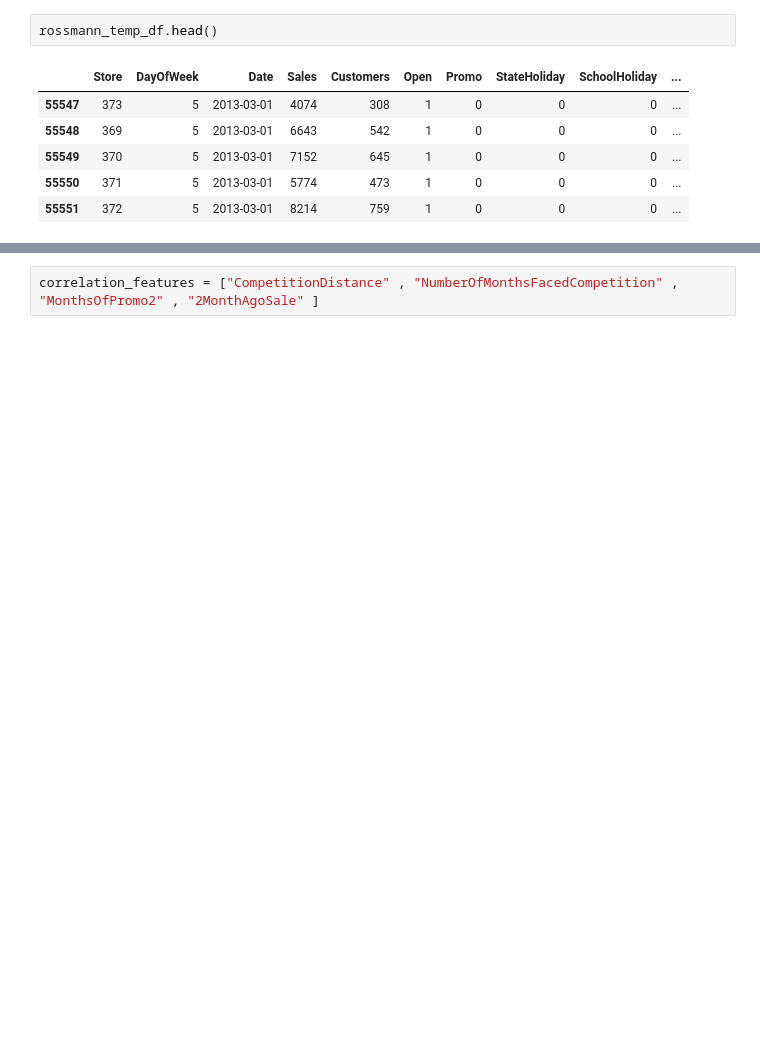
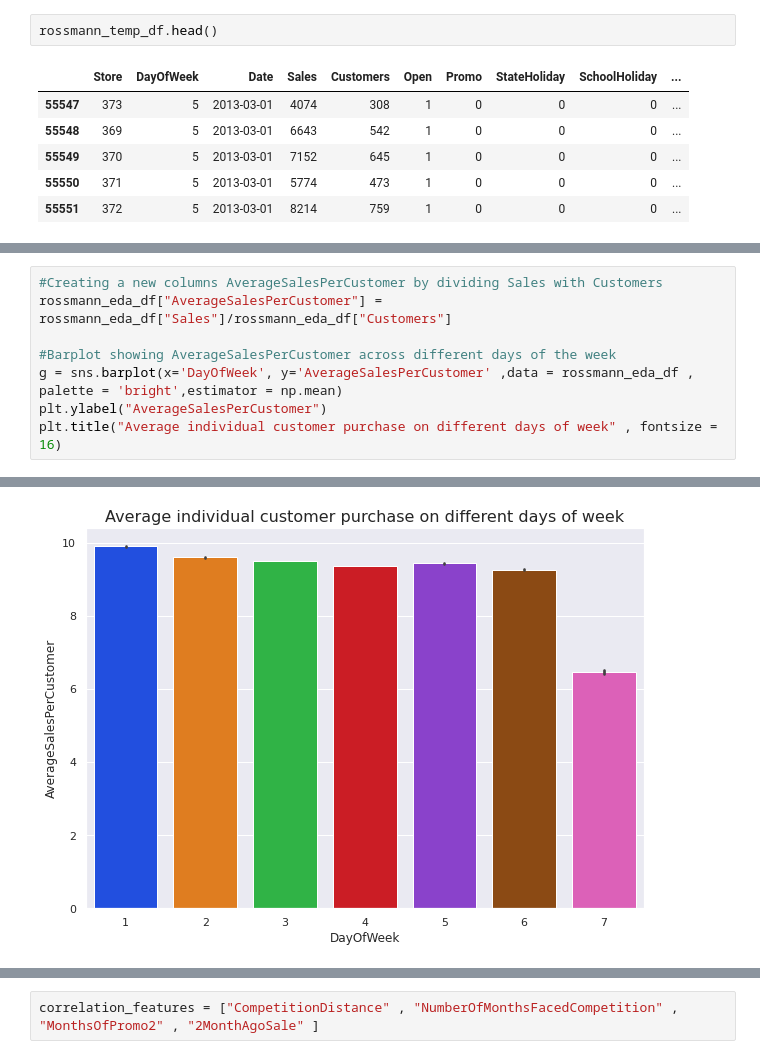
Before and after one commit to Yash1289/rossmann_sales_prediction, a Jupyter notebook: Rossmann_Sales_Prediction_Capstone_Project.ipynb, the cells around one changed output, grey strips where cells are left out. Cells and saved outputs as stored; diff of their text form; blank space fills up the shorter version.

```diff
--- a/Rossmann_Sales_Prediction_Capstone_Project.ipynb
+++ b/Rossmann_Sales_Prediction_Capstone_Project.ipynb
@@ -919,0 +626,9 @@ def calc_vif(X):
+# %%
+#Creating a new columns AverageSalesPerCustomer by dividing Sales with Customers
+rossmann_eda_df["AverageSalesPerCustomer"] = rossmann_eda_df["Sales"]/rossmann_eda_df["Customers"]
+
+#Barplot showing AverageSalesPerCustomer across different days of the week
+g = sns.barplot(x='DayOfWeek', y='AverageSalesPerCustomer' ,data = rossmann_eda_df , palette = 'bright',estimator = np.mean)
+plt.ylabel("AverageSalesPerCustomer")
+plt.title("Average individual customer purchase on different days of week" , fontsize = 16)
+# %% [output]
@@ -919,0 +637 @@ def calc_vif(X):
+[figure, added]
```
Also changed, not shown: parts of 292 cells of this notebook.
